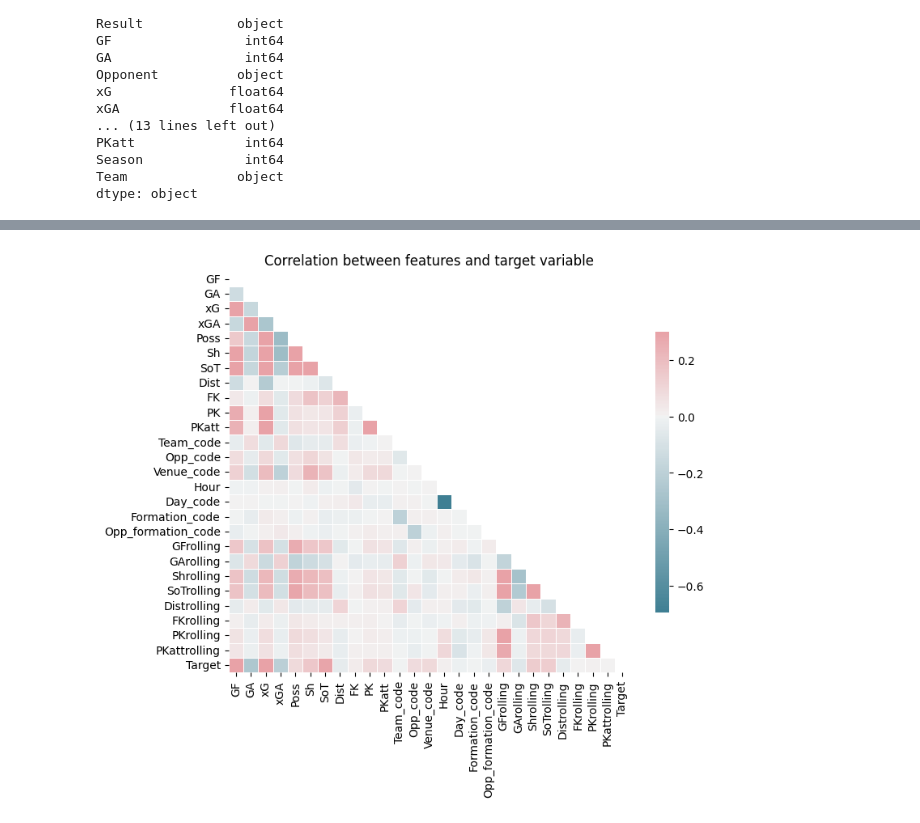
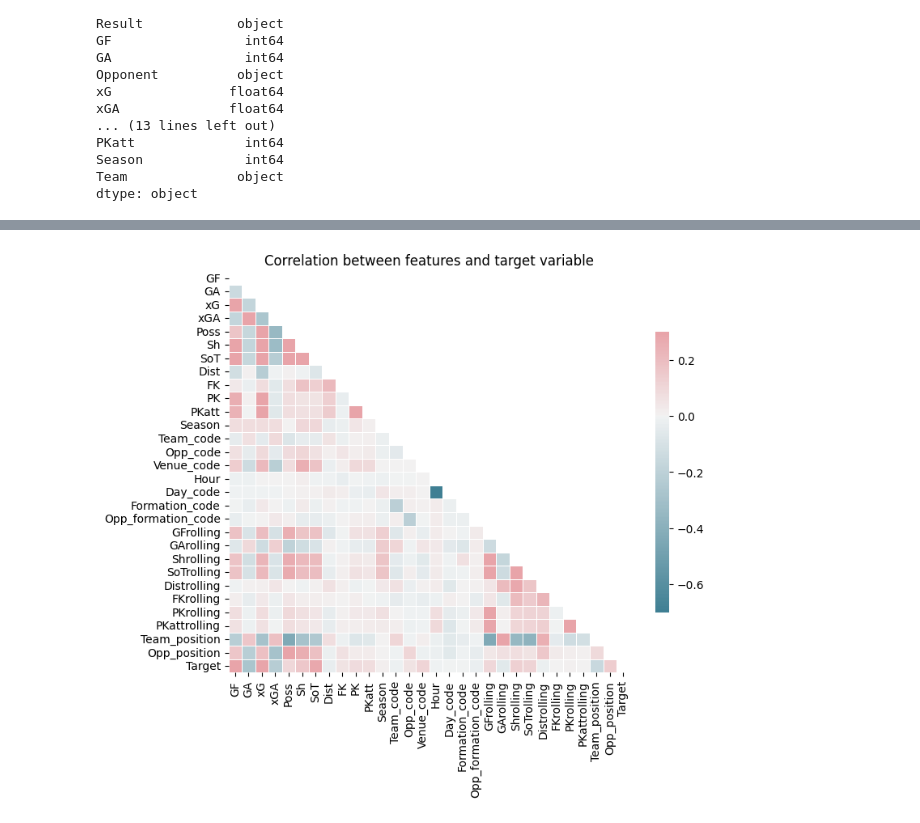
Before and after one commit to Ivan-engunsw/FPLPredict, a Jupyter notebook: mode.ipynb, the cells around one changed output, grey strips where cells are left out. Saved outputs shown, nothing was run; the diff lists cells and outputs as text; code cells hidden in the pictures.

Commit message:
Added extra position features and voting and stacking for ensemble

```diff
--- a/mode.ipynb
+++ b/mode.ipynb
@@ -170,0 +194,36 @@ team_matches
+# %%
+# add ranking of the teams at each match
+from collections import defaultdict
+
+team_matches = team_matches.sort_values('Date').reset_index(drop=True)
+
+curr_season = 0
+for season_gameweek, stats in team_matches.groupby(['Season', 'Round'], sort=True):
+    if curr_season != season_gameweek[0]:
+        curr_season = season_gameweek[0]
+        standings = defaultdict(lambda : {'points': 0, 'goal_diff': 0, 'GF': 0})
+
+    sorted_standings = sorted(standings.items(),
+                              key=lambda x: (-x[1]['points'], -x[1]['goal_diff'], -x[1]['GF'], x[0]))
+    ranking = {team: pos for pos, (team, stats) in enumerate(sorted_standings, start=1)}
+
+    # setting current league position
+    for index, row in stats.iterrows():
+        team_matches.at[index, 'Team_position'] = ranking.get(row['Team'], 0)
+        team_matches.at[index, 'Opp_position'] = ranking.get(row['Opponent'], 0)
+
+    # updating ranking data
+    for index, row in stats.iterrows():
+        goals_for = row['GF']
+        goals_against = row['GA']
+        standings[row['Team']]['GF'] += goals_for
+        standings[row['Team']]['goal_diff'] += goals_for - goals_against
+
+        if goals_for > goals_against:
+            standings[row['Team']]['points'] += 3
+        elif goals_for < goals_against:
+            standings[row['Team']]['points'] += 0
+        else:
+            standings[row['Team']]['points'] += 1
+
+team_matches
@@ -171,6 +244,6 @@ team_matches
 # %%
-team_matches = team_matches.drop(columns=['Time', 'Venue', 'Opponent', 'Comp', 'Round', 'Day', 'Result', 'Attendance',
-                      'Captain', 'Referee', 'Match Report', 'Notes', 'Season', 'Formation', 'Opp Formation'])
+team_matches = team_matches.drop(columns=['Time', 'Team', 'Venue', 'Opponent', 'Comp', 'Round', 'Day', 'Result', 'Attendance',
+                                            'Captain', 'Referee', 'Match Report', 'Notes', 'Formation', 'Opp Formation'])
 # %%
 team_matches.isnull().value_counts()
 # %% [output]
@@ -180,22 +253,22 @@ Name: count, dtype: int64
 # %%
 import seaborn as sns
 import matplotlib.pyplot as plt
-train = team_matches[team_matches['Date'] < '2025-01-01']
+train = team_matches[team_matches['Season'] <= SEASON_SPLIT]
 data = pd.concat([train.drop(columns=['Date', 'Target']), train['Target']], axis=1)
 
 corr_mat = data.corr()                               # compute the correlation matrix
 
 mask = np.zeros_like(corr_mat, dtype=bool)            # mask out upper triangle (correlation matrices are symmetric)
 mask[np.triu_indices_from(mask)] = True
 
 
 f, ax = plt.subplots(figsize=(8, 9))
 cmap = sns.diverging_palette(220, 10, as_cmap=True)   # generate custom colormap
 sns.heatmap(corr_mat, mask=mask, cmap=cmap, vmax=.3, center=0,
             square=True, linewidths=.5, cbar_kws={"shrink": .5})
 
 plt.title('Correlation between features and target variable')
 plt.show()
 # %% [output]
-[figure, old version]
+[figure, new version]
 # %%
```
Also changed, not shown: parts of 30 cells of this notebook, 3 other files.
